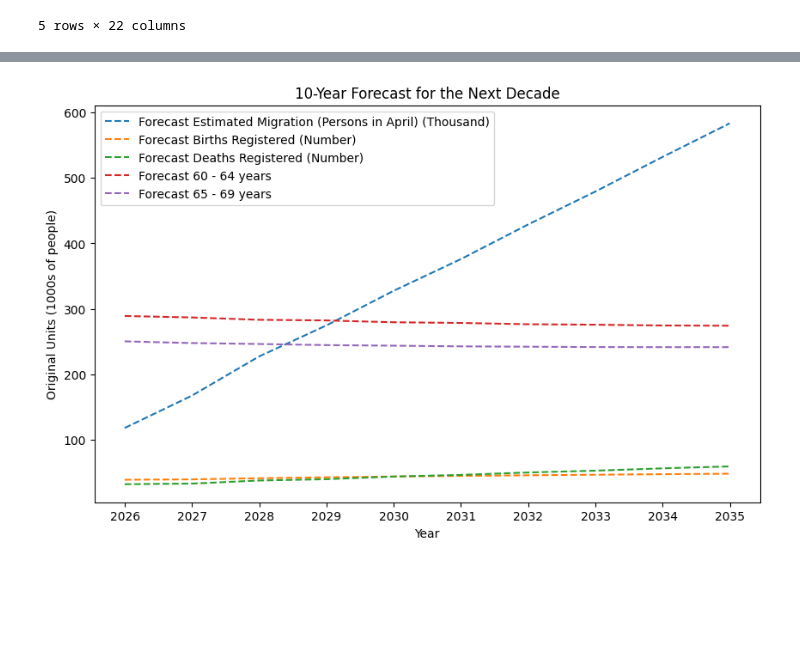
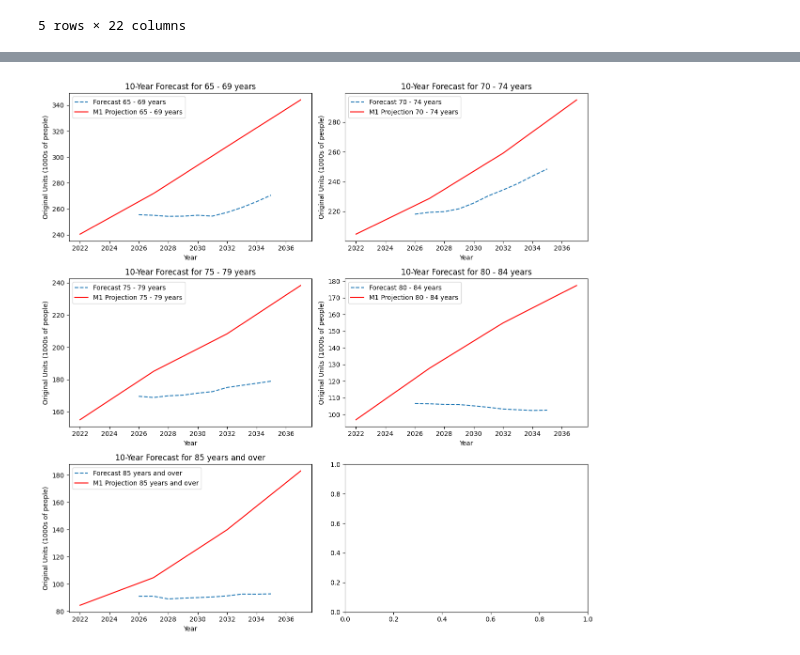
Before and after one commit to oOoOoOo0o/LM051-FYP, a Jupyter notebook: var/age-groups.ipynb, the cells around one changed output, grey strips where cells are left out. Cells and saved outputs as stored; diff of their text form; code cells hidden in the pictures; blank space fills up the shorter version.

```diff
--- a/var/age-groups.ipynb
+++ b/var/age-groups.ipynb
@@ -101,11 +101,11 @@ combined_df.head()
 # scaler = StandardScaler()
 # combined_df_scaled = pd.DataFrame(scaler.fit_transform(combined_df), columns=combined_df.columns, index=combined_df.index)
 # %%
-selected_columns = ["Estimated Migration (Persons in April) (Thousand)",
-                    "Births Registered (Number)",
-                    "Deaths Registered (Number)",
-                    '60 - 64 years',
-                    '65 - 69 years']
+selected_columns = ['65 - 69 years',
+                    '70 - 74 years',
+                    '75 - 79 years',
+                    '80 - 84 years',
+                    '85 years and over']
 df_selected = combined_df[selected_columns]
 # %%
 check_stationarity(df_selected)
@@ -259,23 +267,37 @@ Deaths Registered (Number) RMSE: 150.70997798543056 MSE: 22713.497464368964
 # %%
 # Forecasting
 
 forecast_steps = 10
 last_data = df_selected.iloc[-lag_order_train:]
 
 forecast = var_fitted_train.forecast(last_data.values, steps=forecast_steps)
 forecast_df = pd.DataFrame(forecast, index=pd.date_range(start=combined_df.index[-1] + pd.DateOffset(years=1), periods=forecast_steps, freq='Y'), columns=df_selected.columns)
 
+# Reversing the differencing
 forecast_first_cumsum = forecast_df.cumsum()
 forecast_original_units = forecast_first_cumsum.cumsum() + df_selected_copy.iloc[-1]
 
-plt.figure(figsize=(10, 6))
-for column in forecast_original_units.columns:
-    plt.plot(forecast_original_units.index, forecast_original_units[column], label=f"Forecast {column}", linestyle='--')
+# Projections from CSO
+df_projections = pd.read_csv('../data/PEC23-ProjectedPopByAgeGroup.csv', index_col='Year')
+df_projections.drop(columns=['Statistic', 'UNIT'], inplace=True)
+df_projections.index = pd.to_datetime(df_projections.index, format='%Y')
+projections_m1 = df_projections[df_projections['Criteria for Projection'] == 'Method - M1']
+projections_m2 = df_projections[df_projections['Criteria for Projection'] == 'Method - M2']
+projections_m3 = df_projections[df_projections['Criteria for Projection'] == 'Method - M3']
 
-plt.xlabel('Year')
-plt.ylabel('Original Units (1000s of people)')
-plt.title('10-Year Forecast for the Next Decade')
-plt.legend()
+fig, axes = plt.subplots(3, 2, figsize=(12, 12))
+axes = axes.flatten()
+for idx, column in enumerate(selected_columns):
+    ax = axes[idx]
+    ax.plot(forecast_original_units.index, forecast_original_units[column], label=f"Forecast {column}", linestyle='--')
+    ax.plot(projections_m1[column][:-4].index, projections_m1[column][:-4], label=f'M1 Projection {column}', color='red')
+
+    ax.set_xlabel('Year')
+    ax.set_ylabel('Original Units (1000s of people)')
+    ax.set_title(f'10-Year Forecast for {column}')
+    ax.legend()
+
+plt.tight_layout()
 plt.show()
 # %% [output]
-[figure, old version]
+[figure, new version]
```
Also changed, not shown: parts of 7 cells of this notebook.
